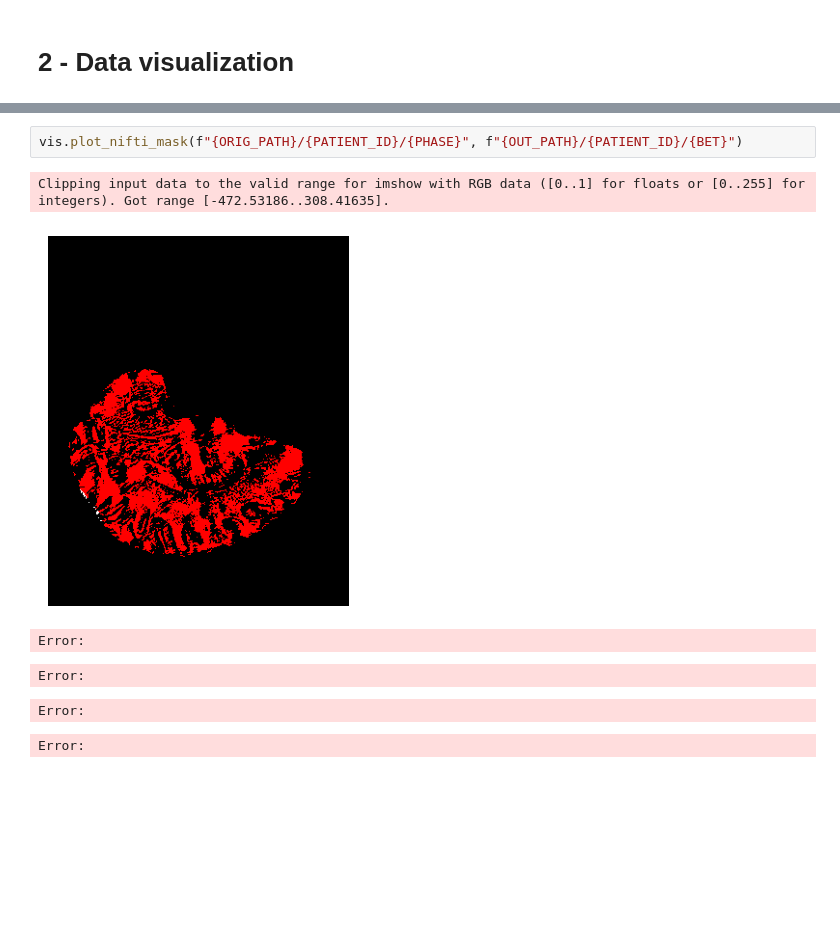
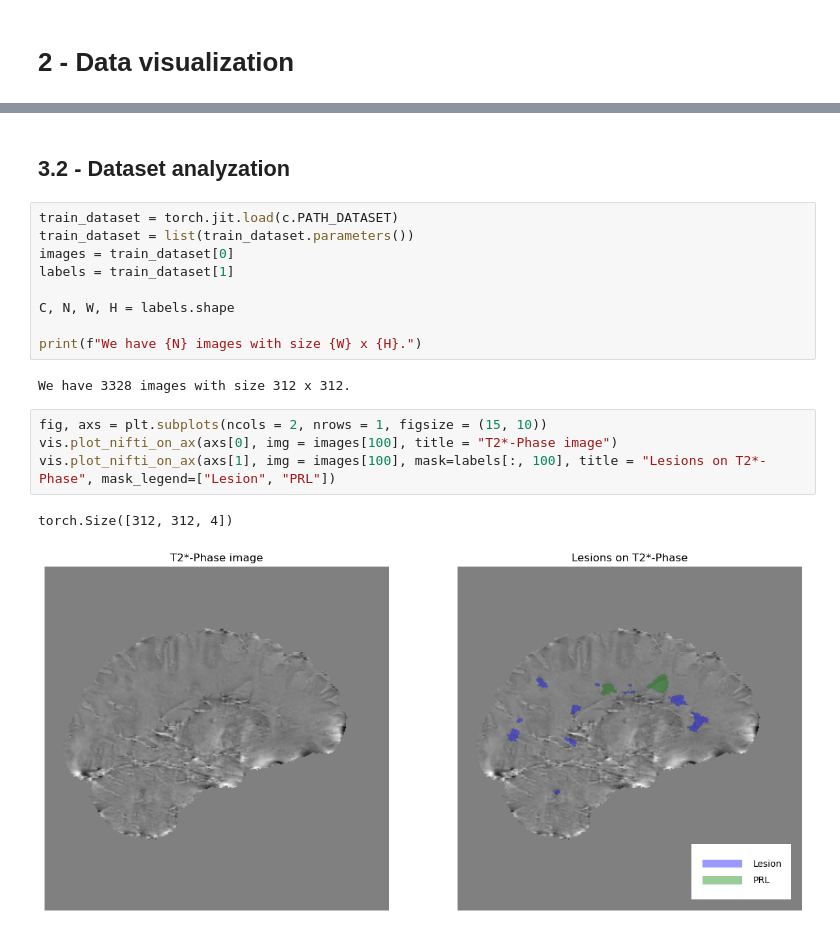
Before and after one commit to optimazter/prl_seg, a Jupyter notebook: visualization.ipynb, the cells around one changed output, grey strips where cells are left out. Drawn from its saved outputs; the diff is of its cells as text; blank space fills up the shorter version.

```diff
--- a/visualization.ipynb
+++ b/visualization.ipynb
@@ -102,9 +68,20 @@ sitk::ERROR: The file "tensor([-1.7354, -1.7354, -1.7354, -1.7354, -1.7354, -1.7
-# %%
-vis.plot_nifti_mask(f"{ORIG_PATH}/{PATIENT_ID}/{PHASE}", f"{OUT_PATH}/{PATIENT_ID}/{BET}")
-# %% [output]
-Clipping input data to the valid range for imshow with RGB data ([0..1] for floats or [0..255] for integers). Got range [-472.53186..308.41635].
-[figure, removed]
-Error:
-Error:
-Error:
-Error:
+# %% [markdown]
+## 3.2 - Dataset analyzation
+# %%
+train_dataset = torch.jit.load(c.PATH_DATASET)
+train_dataset = list(train_dataset.parameters())
+images = train_dataset[0]
+labels = train_dataset[1]
+
+C, N, W, H = labels.shape
+
+print(f"We have {N} images with size {W} x {H}.")
+# %% [output]
+We have 3328 images with size 312 x 312.
+# %%
+fig, axs = plt.subplots(ncols = 2, nrows = 1, figsize = (15, 10))
+vis.plot_nifti_on_ax(axs[0], img = images[100], title = "T2*-Phase image")
+vis.plot_nifti_on_ax(axs[1], img = images[100], mask=labels[:, 100], title = "Lesions on T2*-Phase", mask_legend=["Lesion", "PRL"])
+# %% [output]
+torch.Size([312, 312, 4])
+[figure, added]
```
Also changed, not shown: parts of 19 cells of this notebook, 13 other files.
